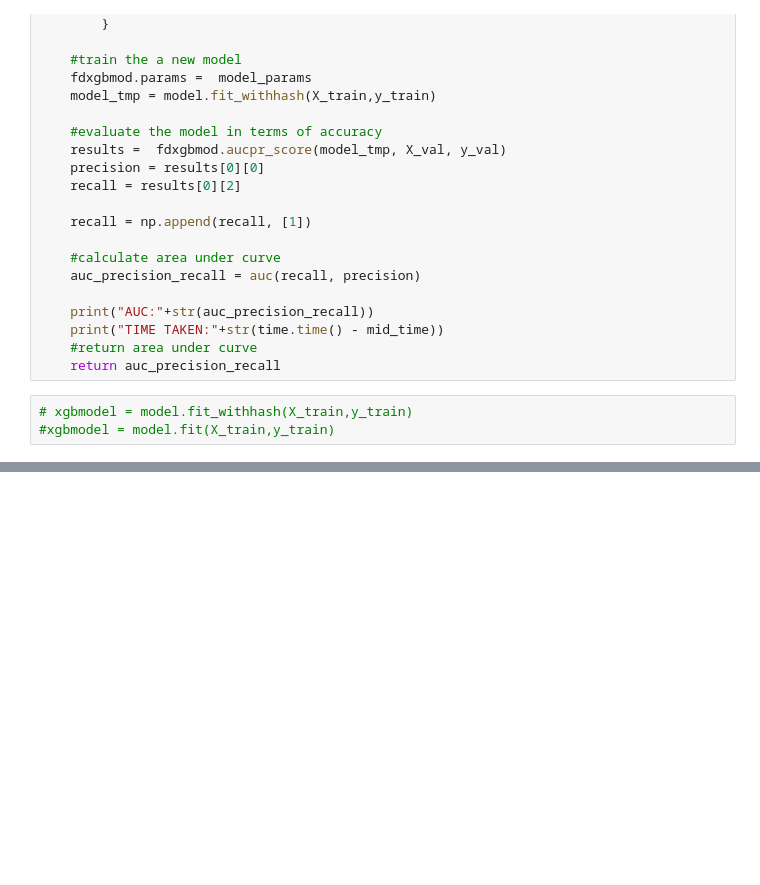
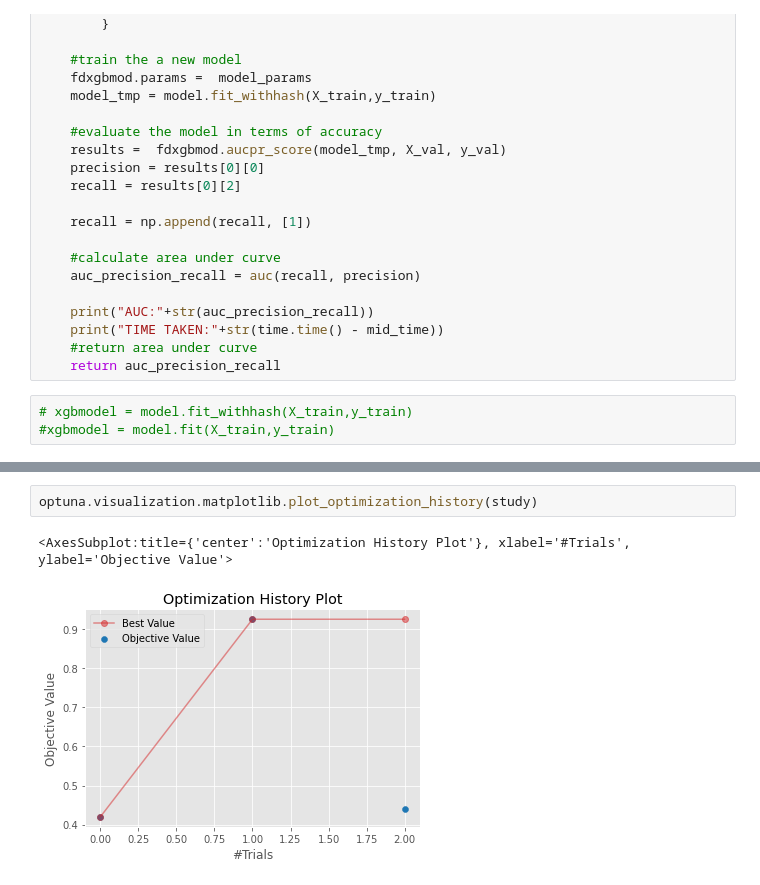
Before and after one commit to secureailabs/Engineering, a Jupyter notebook: Milestone3/orchestrator_scripts/orchestrator_hyperparameter_optimization.ipynb, the cells around one changed output, grey strips where cells are left out. Saved outputs shown, nothing was run; the diff lists cells and outputs as text; blank space fills up the shorter version.

```diff
--- a/Milestone3/orchestrator_scripts/orchestrator_hyperparameter_optimization.ipynb
+++ b/Milestone3/orchestrator_scripts/orchestrator_hyperparameter_optimization.ipynb
@@ -285,0 +280,5 @@ print(f"Optimized parameters: {best_params}\n")
+# %%
+optuna.visualization.matplotlib.plot_optimization_history(study)
+# %% [output]
+<AxesSubplot:title={'center':'Optimization History Plot'}, xlabel='#Trials', ylabel='Objective Value'>
+[figure, added]
```
Also changed, not shown: parts of 15 cells of this notebook.
